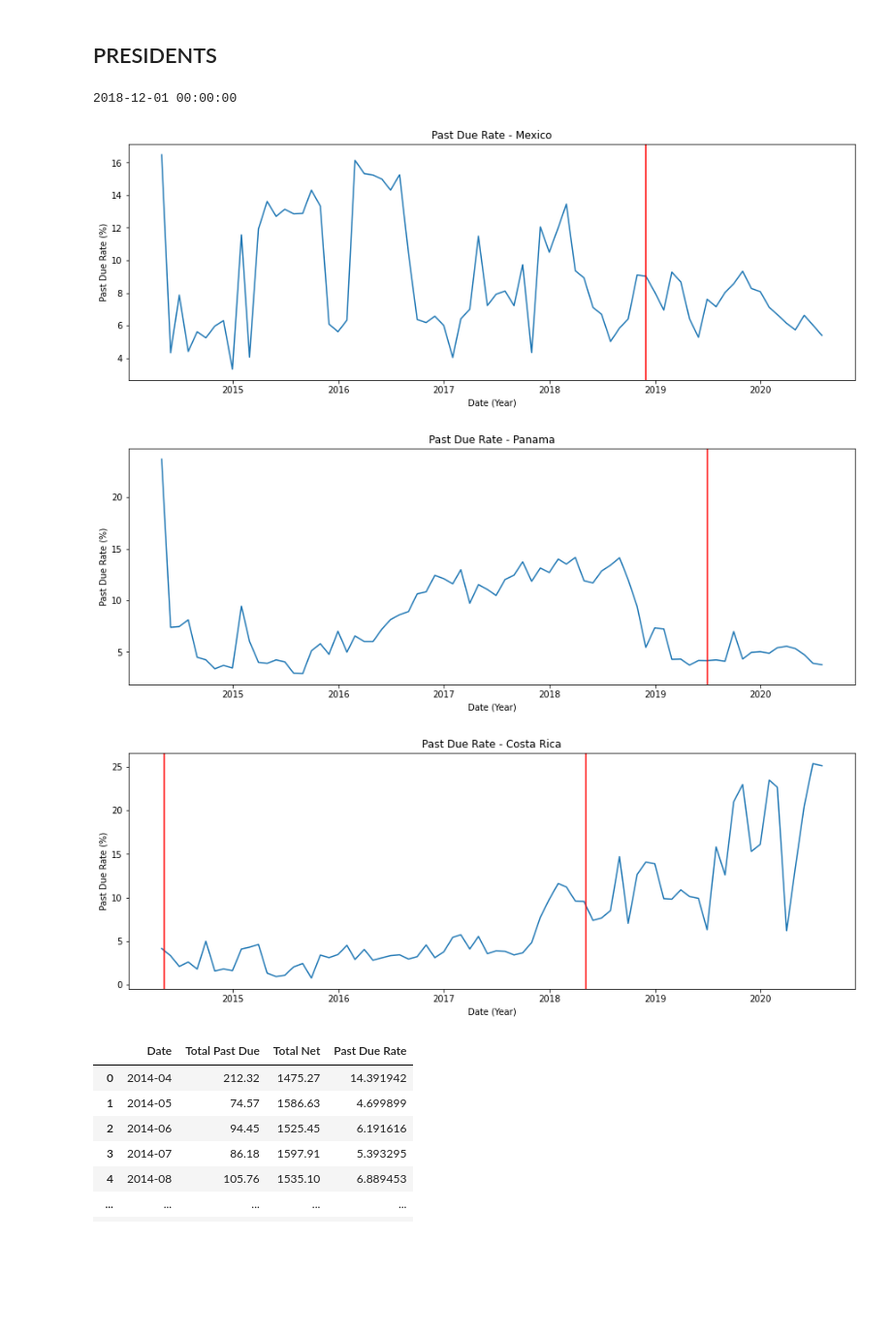
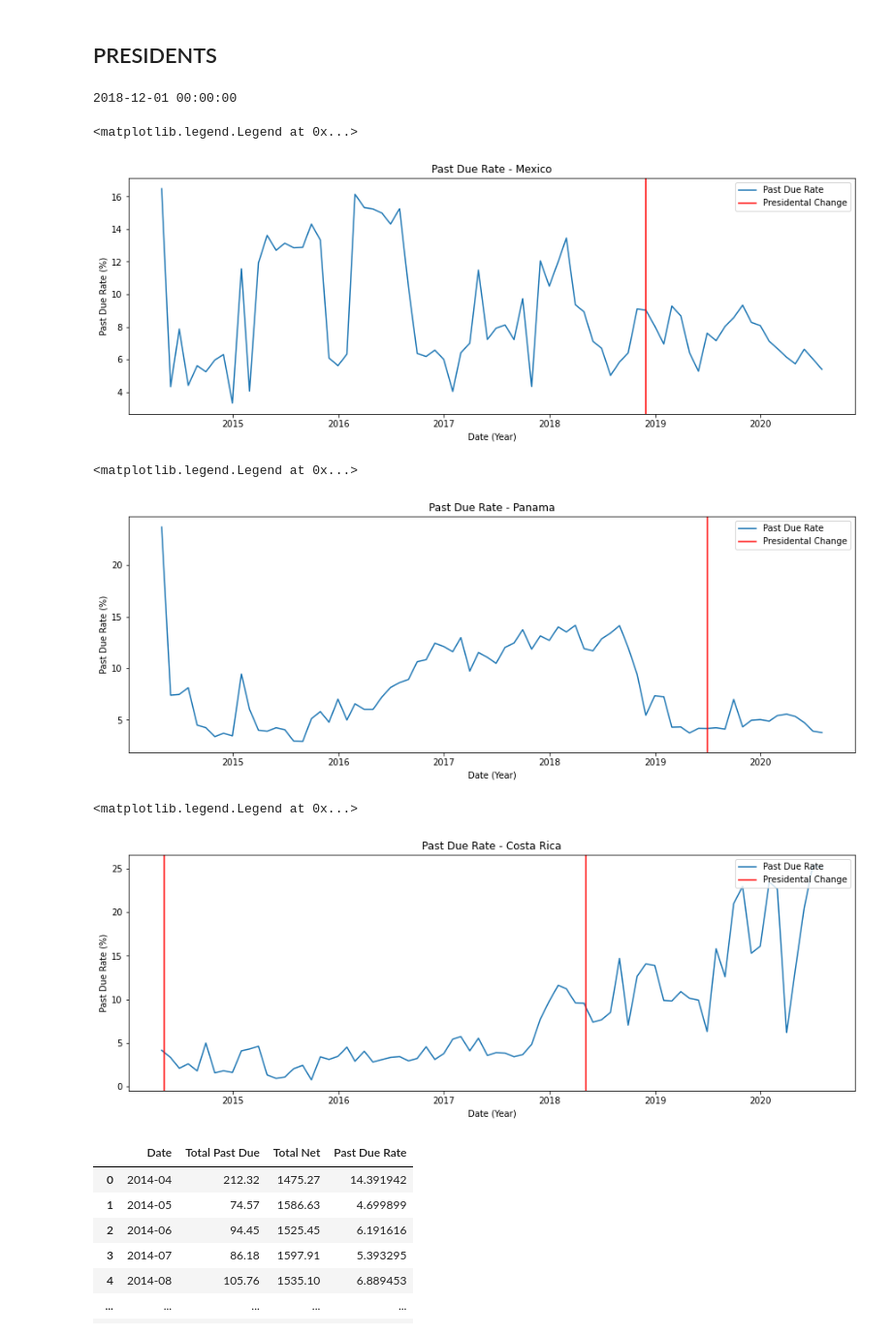
Before and after one commit to SergioGL8/P1---Digging-deep-in-past-due-patterns-, a Jupyter notebook: explore_visual.ipynb, the cells around one changed output. Shown: that part at 97% size. Saved outputs shown, nothing was run; the diff lists cells and outputs as text; code cells hidden in the pictures; blank space fills up the shorter version.

```diff
--- a/explore_visual.ipynb
+++ b/explore_visual.ipynb
@@ -851,55 +835,52 @@ The r-squared is: 0.002410239318279192
 # %% [markdown]
 ## PRESIDENTS
 # %%
-import datetime as dt
-
 # Getting Presidents data
 presidents_path = "datasets/presidents.xlsx"
 presidents_df_1 = pd.read_excel(presidents_path)
 
 mexico_df = extended_dataset_df.loc[(extended_dataset_df["Country"] == 'MEXICO')]
 mexico_extended_dataset_df = mexico_df.groupby(['DATE'])
-#print(new_extended_dataset_df)
+
 sum_past_due_mx = mexico_extended_dataset_df['Past Due MLN'].sum()
 total_net_mx = mexico_extended_dataset_df["Net Investment MLN"].sum()
 past_due_index_mx = pd.DataFrame({
     "Total Past Due": sum_past_due_mx,
     "Total Net": total_net_mx,
     "Past Due Rate": (sum_past_due_mx / total_net_mx) * 100
 })
 
-#print(presidents_df_1)
 del presidents_df_1['Term End']
 presidents_df_1.head()
 mexico_presidents_df = presidents_df_1.loc[presidents_df_1['Country'] == 'Mexico']
-#print(mexico_presidents_df)
 
-#print(past_due_index_mx)
+
 fig = plt.figure(figsize=(15,5))
 y = past_due_index_mx['Past Due Rate']
 x = past_due_index_mx.index
 plt.title('Past Due Rate - Mexico')
 plt.xlabel('Date (Year)')
 plt.ylabel('Past Due Rate (%)')
 plt.plot(x,y)
 
 date_list = mexico_presidents_df['Term Start'].tolist()
 
 for p in range(len(date_list)-1):
         print(date_list[p+1])
         date = str(date_list[p+1])
         year = int(str(date[0:4]))
         month = int(str(date[5:7]))
         day = int(str(date[8:10]))
         plt.axvline(dt.datetime(year, month, day), color='red')
-        #print(month, day, year)
+
+plt.legend(["Past Due Rate", "Presidental Change"], loc ="upper right")
 # %% [output]
 2018-12-01 00:00:00
+<matplotlib.legend.Legend at 0x...>
-[figure, old version]
+[figure, new version]
 # %%
 panama_df = extended_dataset_df.loc[(extended_dataset_df["Country"] == 'PANAMA')]
 panama_extended_dataset_df = panama_df.groupby(['DATE'])
-#print(new_extended_dataset_df)
 sum_past_due_pa = panama_extended_dataset_df['Past Due MLN'].sum()
 total_net_pa = panama_extended_dataset_df["Net Investment MLN"].sum()
 past_due_index_pa = pd.DataFrame({
@@ -908,12 +889,10 @@ past_due_index_pa = pd.DataFrame({
     "Past Due Rate": (sum_past_due_pa / total_net_pa) * 100
 
 })
-#print(past_due_index_pa)
 
 panama_presidents_df = presidents_df_1.loc[presidents_df_1['Country'] == 'Panama']
-#print(panama_presidents_df)
 
-#print(past_due_index_mx )
+
 fig = plt.figure(figsize=(15,5))
 y = past_due_index_pa['Past Due Rate']
 x = past_due_index_pa.index
@@ -925,19 +904,20 @@ plt.plot(x,y)
 date_list = panama_presidents_df['Term Start'].tolist()
 
 for p in range(len(date_list)-1):
-    #print(date_list[p+1])
+
     date = str(date_list[p+1])
     year = int(str(date[0:4]))
     month = int(str(date[5:7]))
     day = int(str(date[8:10]))
     plt.axvline(dt.datetime(year, month, day), color='red')
-    #print(month, day, year)
+plt.legend(["Past Due Rate", "Presidental Change"], loc ="upper right")
 # %% [output]
+<matplotlib.legend.Legend at 0x...>
-[figure, old version]
+[figure, new version]
 # %%
 cr_df = extended_dataset_df.loc[(extended_dataset_df["Country"] == 'COSTA RICA')]
 cr_extended_dataset_df = cr_df.groupby(['DATE'])
-#print(new_extended_dataset_df)
+
 sum_past_due_cr = cr_extended_dataset_df['Past Due MLN'].sum()
 total_net_cr = cr_extended_dataset_df["Net Investment MLN"].sum()
 past_due_index_cr = pd.DataFrame({
@@ -946,13 +926,10 @@ past_due_index_cr = pd.DataFrame({
     "Past Due Rate": (sum_past_due_cr / total_net_cr) * 100
 
 })
-#print(past_due_index_cr)
 
 
 cr_presidents_df = presidents_df_1.loc[presidents_df_1['Country'] == 'Costa Rica']
-#print(cr_presidents_df)
 
-#print(past_due_index_mx )
 fig = plt.figure(figsize=(15,5))
 y = past_due_index_cr['Past Due Rate']
 x = past_due_index_cr.index
@@ -964,15 +941,16 @@ plt.plot(x,y)
 date_list = cr_presidents_df['Term Start'].tolist()
 
 for p in range(len(date_list)-1):
-    #print(date_list[p+1])
     date = str(date_list[p+1])
     year = int(str(date[0:4]))
     month = int(str(date[5:7]))
     day = int(str(date[8:10]))
     plt.axvline(dt.datetime(year, month, day), color='red')
-    #print(month, day, year)
+
+plt.legend(["Past Due Rate", "Presidental Change"], loc ="upper right")
 # %% [output]
+<matplotlib.legend.Legend at 0x...>
-[figure, old version]
+[figure, new version]
 # %%
 past_due_index
 # %% [output]
```
Also changed, not shown: parts of 8 cells of this notebook, 3 other files.
